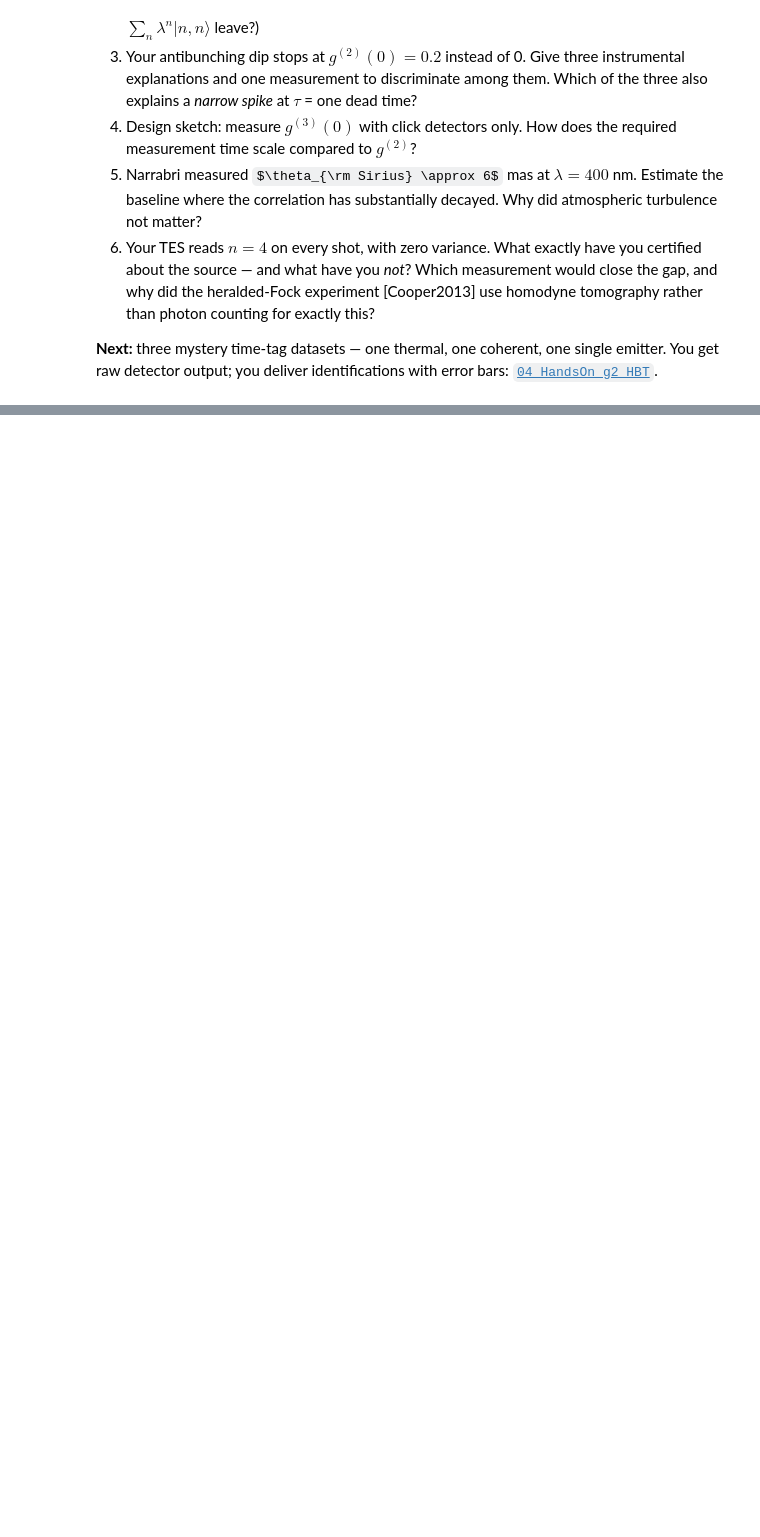
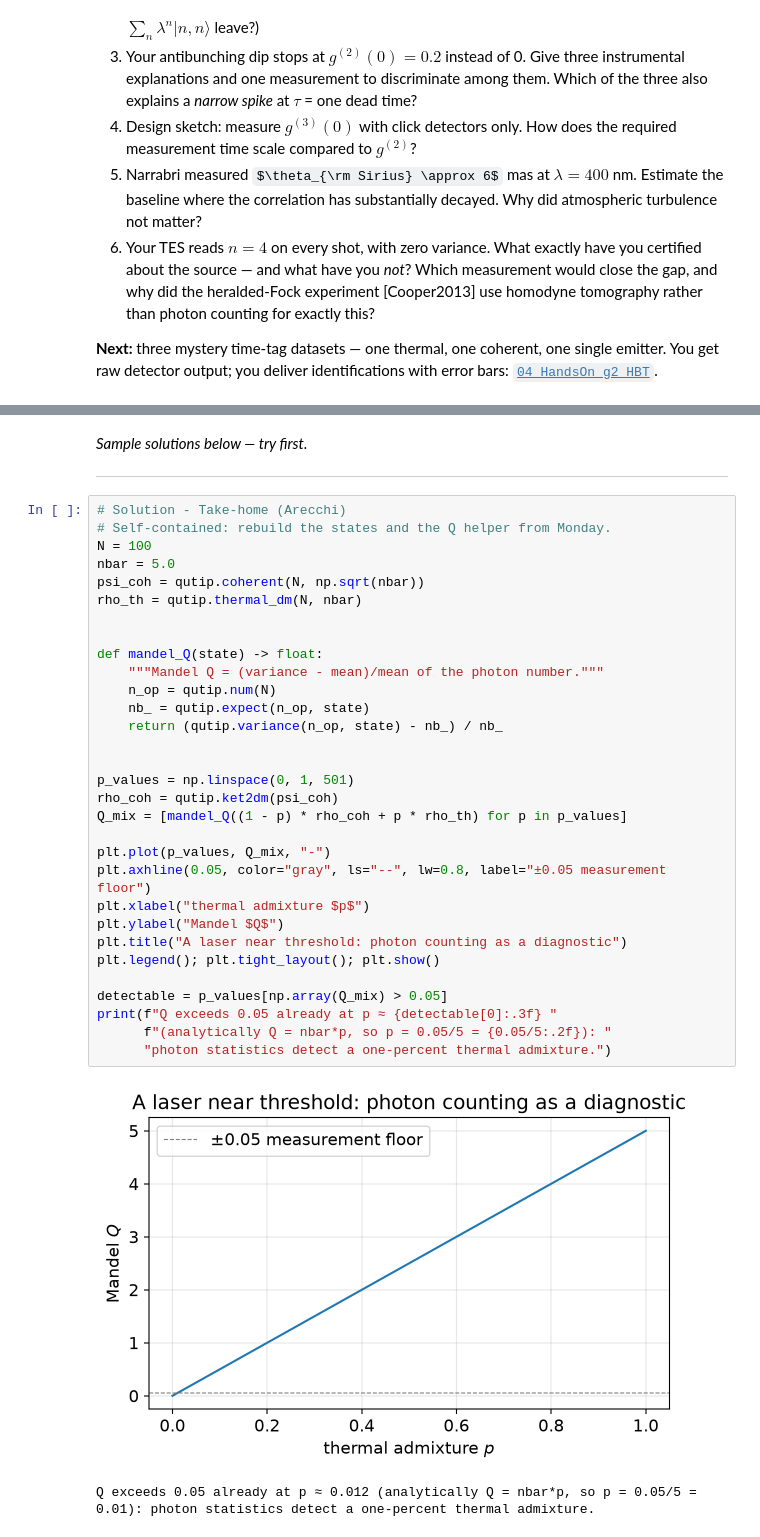
Before and after one commit to CodeJVG/CountingPhotons, a Jupyter notebook: lectures/03_Correlations_Generation_Detection.ipynb, the cells around one changed output, grey strips where cells are left out. Cells and saved outputs as stored; diff of their text form; some formulas as TeX source; blank space fills up the shorter version.

```diff
--- a/lectures/03_Correlations_Generation_Detection.ipynb
+++ b/lectures/03_Correlations_Generation_Detection.ipynb
@@ -544,0 +573,38 @@ Note the fingerprints survive the distortion: the thermal $C(k)$ still peaks at
+# %% [markdown]
+*Sample solutions below — try first.*
+
+---
+# %%
+# Solution - Take-home (Arecchi)
+# Self-contained: rebuild the states and the Q helper from Monday.
+N = 100
+nbar = 5.0
+psi_coh = qutip.coherent(N, np.sqrt(nbar))
+rho_th = qutip.thermal_dm(N, nbar)
+
+
+def mandel_Q(state) -> float:
+    """Mandel Q = (variance - mean)/mean of the photon number."""
+    n_op = qutip.num(N)
+    nb_ = qutip.expect(n_op, state)
+    return (qutip.variance(n_op, state) - nb_) / nb_
+
+
+p_values = np.linspace(0, 1, 501)
+rho_coh = qutip.ket2dm(psi_coh)
+Q_mix = [mandel_Q((1 - p) * rho_coh + p * rho_th) for p in p_values]
+
+plt.plot(p_values, Q_mix, "-")
+plt.axhline(0.05, color="gray", ls="--", lw=0.8, label="±0.05 measurement floor")
+plt.xlabel("thermal admixture $p$")
+plt.ylabel("Mandel $Q$")
+plt.title("A laser near threshold: photon counting as a diagnostic")
+plt.legend(); plt.tight_layout(); plt.show()
+
+detectable = p_values[np.array(Q_mix) > 0.05]
+print(f"Q exceeds 0.05 already at p ≈ {detectable[0]:.3f} "
+      f"(analytically Q = nbar*p, so p = 0.05/5 = {0.05/5:.2f}): "
+      "photon statistics detect a one-percent thermal admixture.")
+# %% [output]
+[figure, added]
+Q exceeds 0.05 already at p ≈ 0.012 (analytically Q = nbar*p, so p = 0.05/5 = 0.01): photon statistics detect a one-percent thermal admixture.
```
Also changed, not shown: parts of 5 cells of this notebook, 6 other files.
